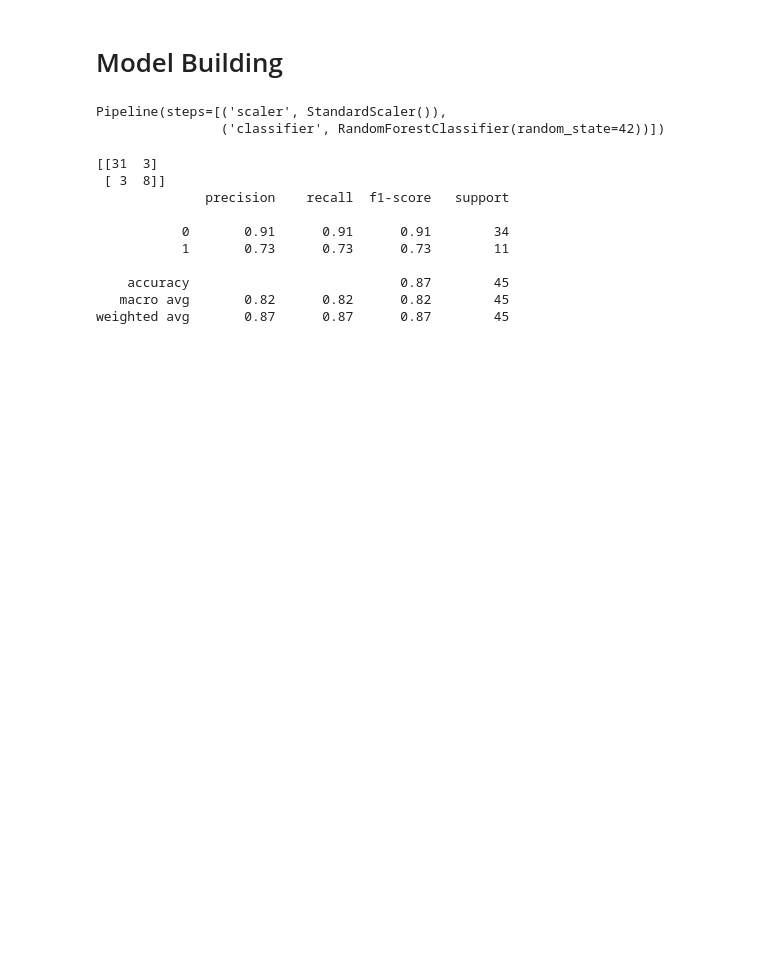
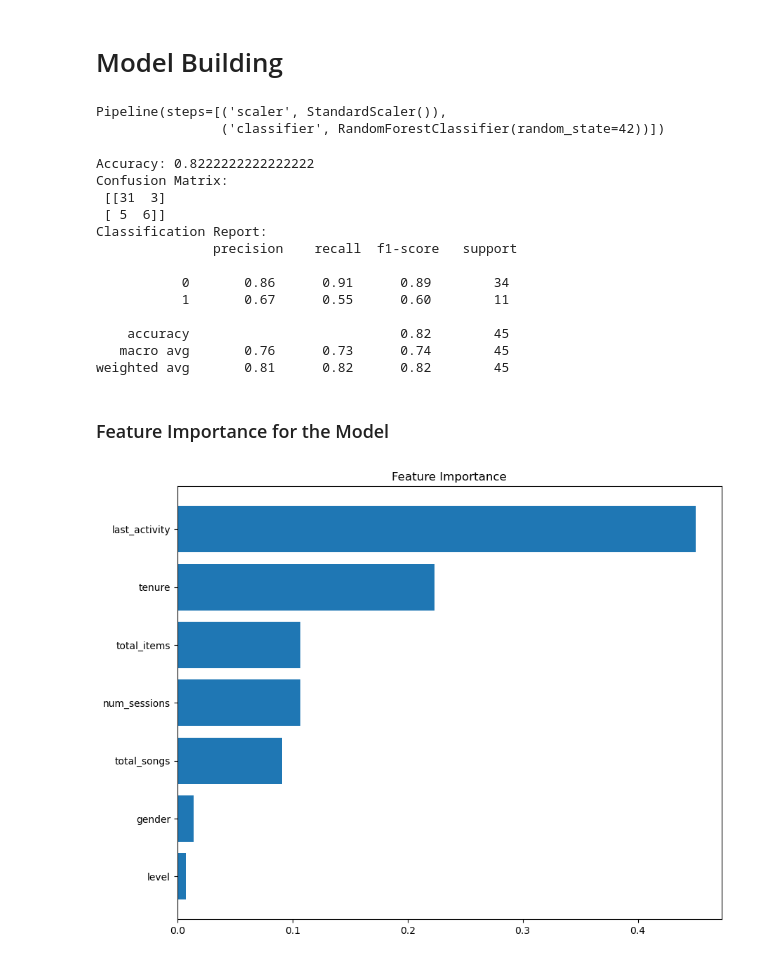
Before and after one commit to ZeroDiscord/AI-ML, a Jupyter notebook: project/main.ipynb, the cells around one changed output. Saved outputs shown, nothing was run; the diff lists cells and outputs as text; code cells hidden in the pictures; blank space fills up the shorter version.

```diff
--- a/project/main.ipynb
+++ b/project/main.ipynb
@@ -242,23 +298,56 @@ pipeline.fit(X_train, y_train)
 # %% [output]
 Pipeline(steps=[('scaler', StandardScaler()),
                 ('classifier', RandomForestClassifier(random_state=42))])
+# %%
+from sklearn.preprocessing import StandardScaler
+from sklearn.ensemble import RandomForestClassifier
+from sklearn.pipeline import Pipeline
+
+# Define a pipeline with StandardScaler and RandomForestClassifier
+pipeline = Pipeline([
+    ('scaler', StandardScaler()),
+    ('classifier', RandomForestClassifier(n_estimators=100, random_state=42))
+])
+
+# Train the model
+pipeline.fit(X_train, y_train)
 # %%
-from sklearn.metrics import classification_report, confusion_matrix
+from sklearn.metrics import accuracy_score, confusion_matrix, classification_report
 
 # Predictions
 y_pred = pipeline.predict(X_test)
 
-# Print confusion matrix and classification report
-print(confusion_matrix(y_test, y_pred))
-print(classification_report(y_test, y_pred))
+# Evaluate
+print("Accuracy:", accuracy_score(y_test, y_pred))
+print("Confusion Matrix:\n", confusion_matrix(y_test, y_pred))
+print("Classification Report:\n", classification_report(y_test, y_pred))
 # %% [output]
-[[31  3]
- [ 3  8]]
-              precision    recall  f1-score   support
+Accuracy: 0.8222222222222222
+Confusion Matrix:
+ [[31  3]
+ [ 5  6]]
+Classification Report:
+               precision    recall  f1-score   support
 
-           0       0.91      0.91      0.91        34
-           1       0.73      0.73      0.73        11
+           0       0.86      0.91      0.89        34
+           1       0.67      0.55      0.60        11
 
-    accuracy                           0.87        45
-   macro avg       0.82      0.82      0.82        45
-weighted avg       0.87      0.87      0.87        45
+    accuracy                           0.82        45
+   macro avg       0.76      0.73      0.74        45
+weighted avg       0.81      0.82      0.82        45
+# %% [markdown]
+### Feature Importance for the Model
+# %%
+model = pipeline.named_steps['classifier']
+importances = model.feature_importances_
+feature_names = X_train.columns
+
+# Sort features by importance
+sorted_indices = importances.argsort()
+plt.figure(figsize=(10, 8))
+plt.barh(range(len(sorted_indices)), importances[sorted_indices], align='center')
+plt.yticks(range(len(sorted_indices)), feature_names[sorted_indices])
+plt.title("Feature Importance")
+plt.show()
+# %% [output]
+[figure, added]
```
Also changed, not shown: parts of 10 cells of this notebook, 1 other file.
